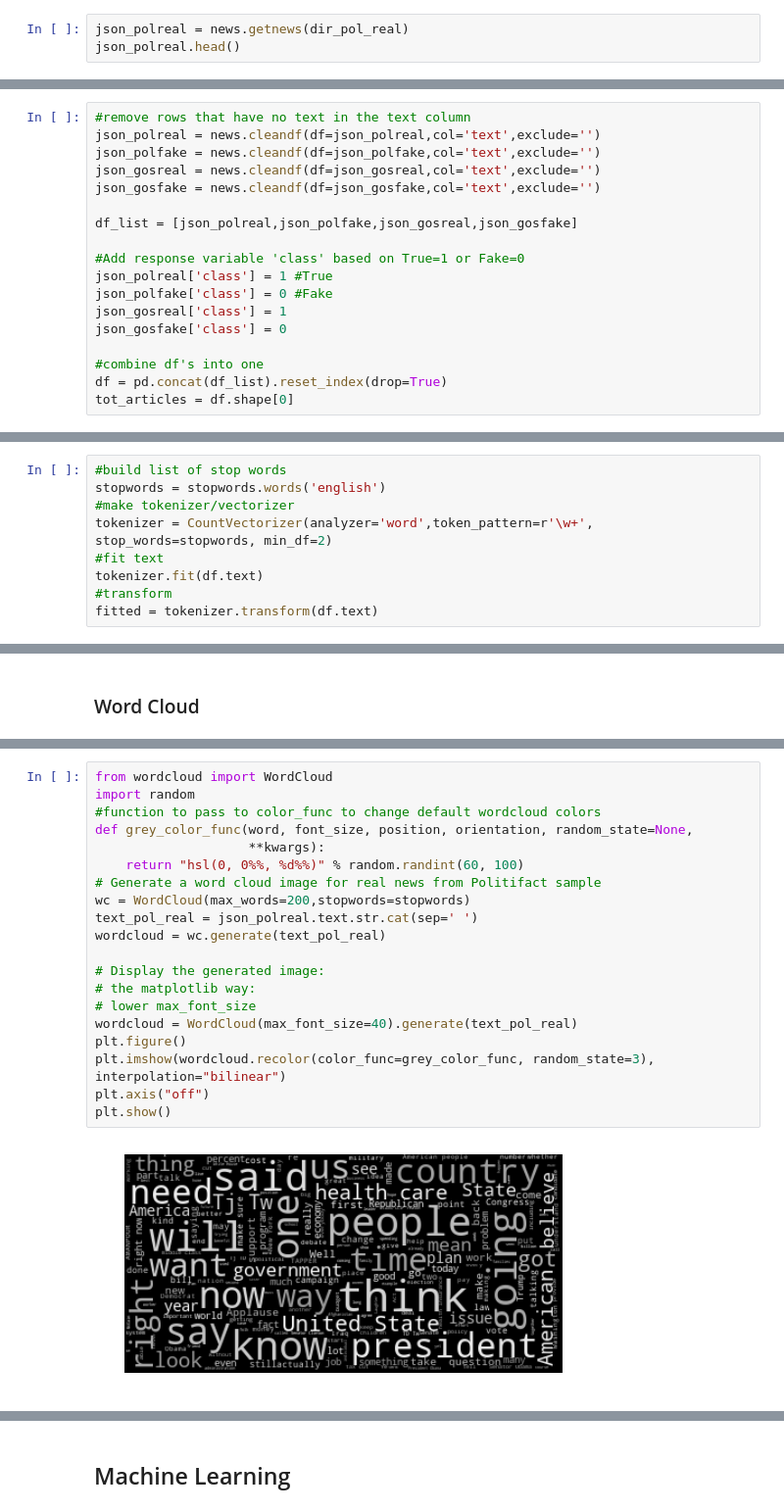
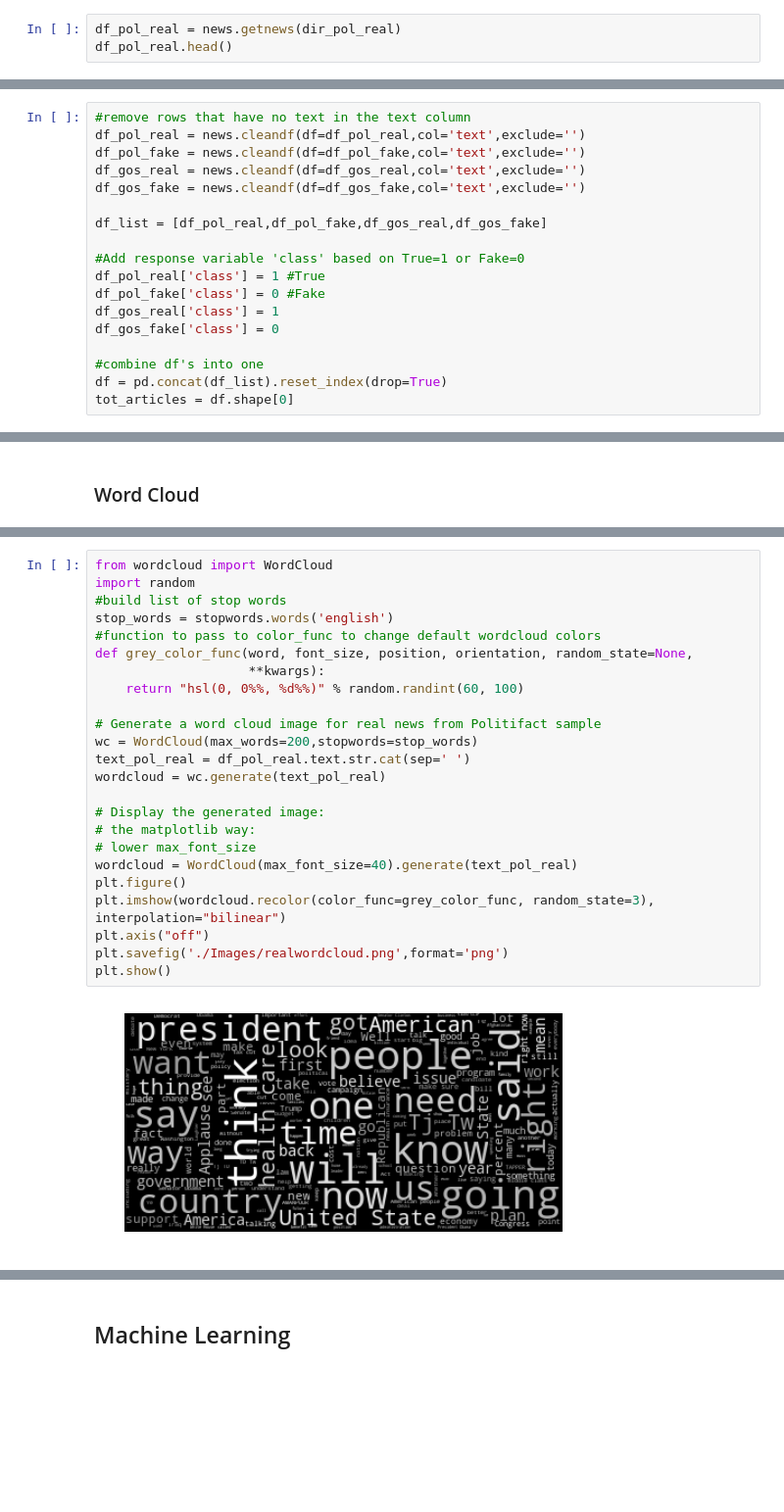
Before and after one commit to carlosbrown2/fake-news-detection, a Jupyter notebook: Capstone Project 2.ipynb, the cells around one changed output, grey strips where cells are left out. Shown: that part at 98% size. Drawn from its saved outputs; the diff is of its cells as text; blank space fills up the shorter version.

Commit message:
Expanded EDA, added functions to datascience and getnews

```diff
--- a/Capstone Project 2.ipynb
+++ b/Capstone Project 2.ipynb
@@ -26,8 +30,8 @@ directory_list = [dir_pol_real,dir_pol_fake,dir_gos_real,dir_gos_fake]
 # %% [markdown]
 ## Get Data
 # %%
-json_polreal = news.getnews(dir_pol_real)
-json_polreal.head()
+df_pol_real = news.getnews(dir_pol_real)
+df_pol_real.head()
 # %% [output]
 |  | title | text | authors | num_images | domain | url |
 | 0 | Local News Headlines Hawaii | If you want to do business with M... | ['Dan Nakaso Dnakaso Staradvertis... | 19 | starbulletin | http://www.starbulletin.com/news/... |
@@ -81,18 +85,18 @@ json_gosfake.shape
 ## Clean Data
 # %%
 #remove rows that have no text in the text column
-json_polreal = news.cleandf(df=json_polreal,col='text',exclude='')
-json_polfake = news.cleandf(df=json_polfake,col='text',exclude='')
-json_gosreal = news.cleandf(df=json_gosreal,col='text',exclude='')
-json_gosfake = news.cleandf(df=json_gosfake,col='text',exclude='')
+df_pol_real = news.cleandf(df=df_pol_real,col='text',exclude='')
+df_pol_fake = news.cleandf(df=df_pol_fake,col='text',exclude='')
+df_gos_real = news.cleandf(df=df_gos_real,col='text',exclude='')
+df_gos_fake = news.cleandf(df=df_gos_fake,col='text',exclude='')
 
-df_list = [json_polreal,json_polfake,json_gosreal,json_gosfake]
+df_list = [df_pol_real,df_pol_fake,df_gos_real,df_gos_fake]
 
 #Add response variable 'class' based on True=1 or Fake=0
-json_polreal['class'] = 1 #True
-json_polfake['class'] = 0 #Fake
-json_gosreal['class'] = 1
-json_gosfake['class'] = 0
+df_pol_real['class'] = 1 #True
+df_pol_fake['class'] = 0 #Fake
+df_gos_real['class'] = 1
+df_gos_fake['class'] = 0
 
 #combine df's into one
 df = pd.concat(df_list).reset_index(drop=True)
@@ -110,12 +114,3 @@ df.head()
 df['authors'].unique().shape
 # %% [output]
 (5558,)
-# %%
-#build list of stop words
-stopwords = stopwords.words('english')
-#make tokenizer/vectorizer
-tokenizer = CountVectorizer(analyzer='word',token_pattern=r'\w+', stop_words=stopwords, min_df=2)
-#fit text
-tokenizer.fit(df.text)
-#transform
-fitted = tokenizer.transform(df.text)
@@ -246,24 +302,28 @@ We will generate a couple of word clouds to get a visual idea of the most common
 # %%
 from wordcloud import WordCloud
 import random
+#build list of stop words
+stop_words = stopwords.words('english')
 #function to pass to color_func to change default wordcloud colors
 def grey_color_func(word, font_size, position, orientation, random_state=None,
                     **kwargs):
     return "hsl(0, 0%%, %d%%)" % random.randint(60, 100)
+
 # Generate a word cloud image for real news from Politifact sample
-wc = WordCloud(max_words=200,stopwords=stopwords)
-text_pol_real = json_polreal.text.str.cat(sep=' ')
+wc = WordCloud(max_words=200,stopwords=stop_words)
+text_pol_real = df_pol_real.text.str.cat(sep=' ')
 wordcloud = wc.generate(text_pol_real)
 
 # Display the generated image:
 # the matplotlib way:
 # lower max_font_size
 wordcloud = WordCloud(max_font_size=40).generate(text_pol_real)
 plt.figure()
 plt.imshow(wordcloud.recolor(color_func=grey_color_func, random_state=3), interpolation="bilinear")
 plt.axis("off")
+plt.savefig('./Images/realwordcloud.png',format='png')
 plt.show()
 # %% [output]
-[figure, old version]
+[figure, new version]
 # %%
 # Generate a word cloud image for Fake News from Politifact sample
```
Also changed, not shown: parts of 53 cells of this notebook, 2 other files.
